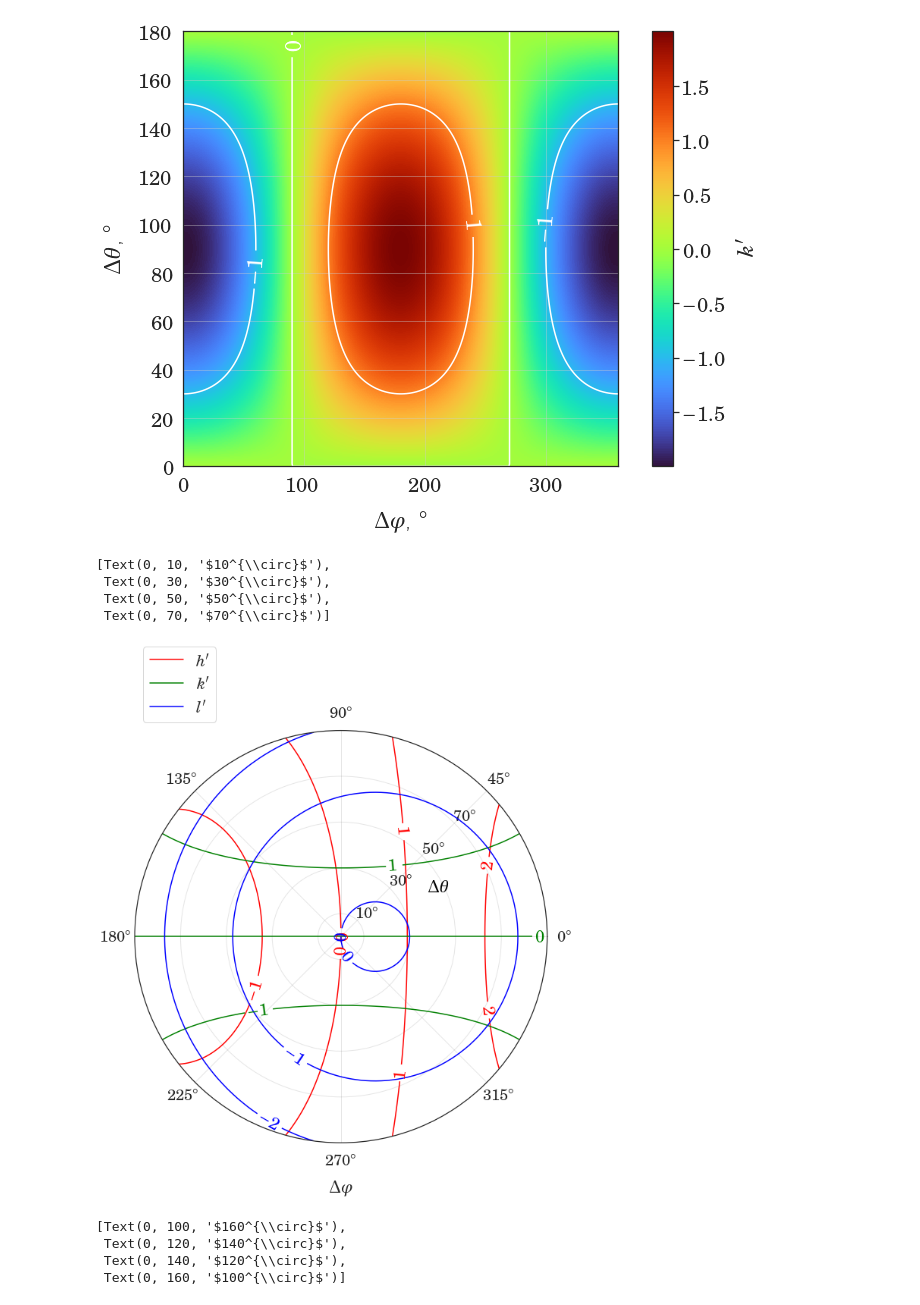
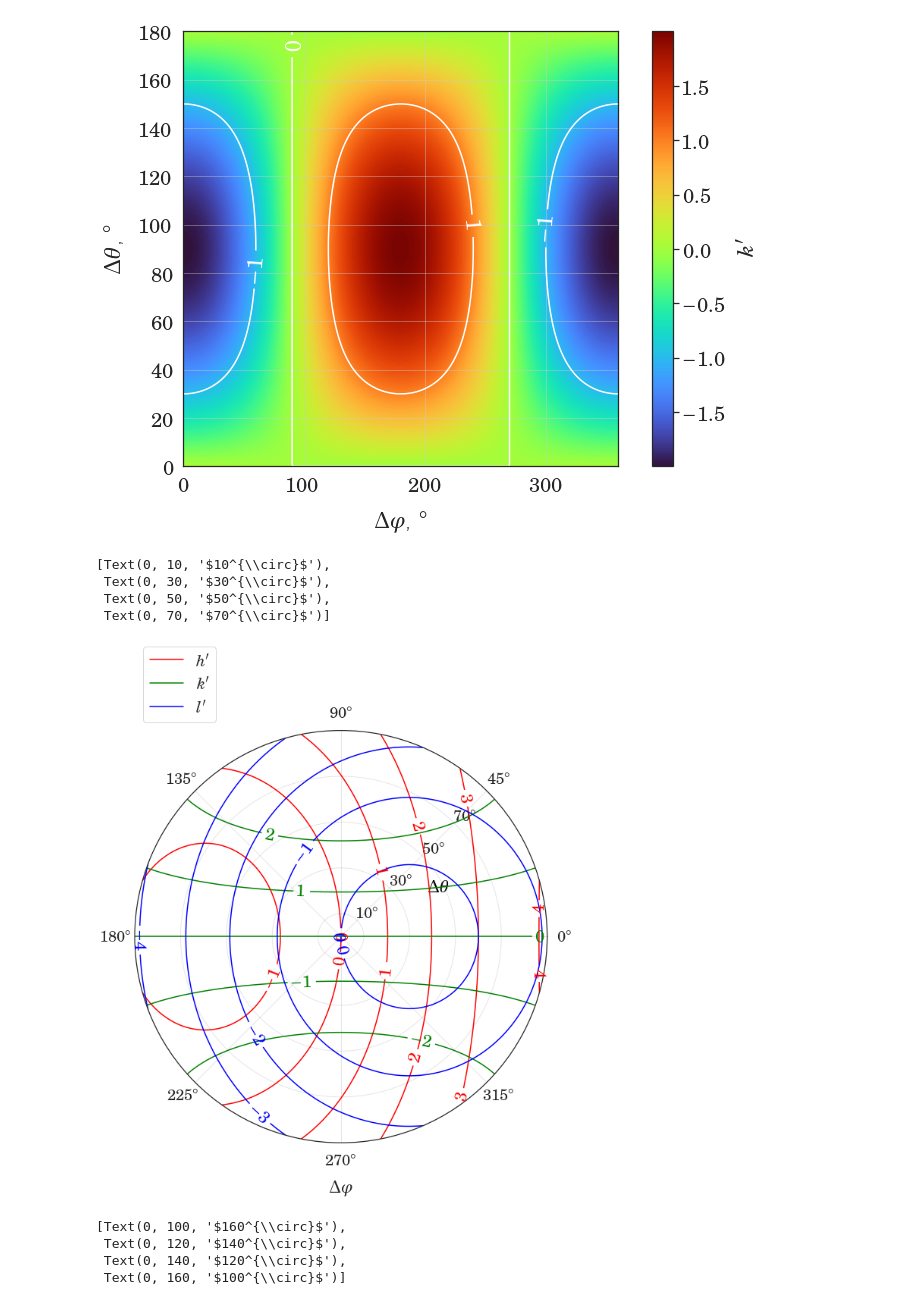
Before and after one commit to Misery7100-Magistracy/Angular-dispersion-boost, a Jupyter notebook: computations/plot_mstm.ipynb, the cells around one changed output. Saved outputs shown, nothing was run; the diff lists cells and outputs as text; code cells hidden in the pictures.

```diff
--- a/computations/plot_mstm.ipynb
+++ b/computations/plot_mstm.ipynb
@@ -348,9 +348,9 @@ from matplotlib.lines import Line2D
 
 msevn.configure_mpl()
 
-drel = 2
+drel = 3
 phi0 = 0
-theta0 = 15
+theta0 = 30
 #h = 2
 
 dtheta = np.linspace(0, 90, 180)
@@ -410,34 +410,34 @@ ax.clabel(aa3, inline=1)
 
 lines = [Line2D([0], [0], color=c) for c in colors]
 labels = [r'$h^\prime$', r'$k^\prime$', r'$l^\prime$']
 plt.legend(lines, labels, loc='lower left', bbox_to_anchor=(0, 1, 1, 0))
 
 #im = ax.imshow(l_prime, extent=[dphi[0], dphi[-1], dtheta[0], dtheta[-1]], origin='lower', aspect=2, cmap='turbo')
 
 #cbar = plt.colorbar(im)
 
 ax.set_xlabel(r'$\Delta \varphi$', labelpad=15)
 rlab = ax.set_ylabel(r'$\Delta \theta$', color='black')
 rlab.set_position((5, 0.6))
 rlab.set_rotation(0)
 ax.yaxis.labelpad = -400
 
 ax.set_xticklabels([r'$' + str(i) + r'^{\circ}$' for i in range(0, 360, 45)])
 ax.xaxis.set_tick_params(pad=10)
 ax.set_rgrids(range(10, 80, 20), angle=45)
 #ax.set_rgrids(range(100, 170, 20), angle=45)
 #ax.set_yticklabels([r'$' + str(i) + r'^{\circ}$' for i in list(range(100, 170, 20))[::-1]])
 ax.set_yticklabels([r'$' + str(i) + r'^{\circ}$' for i in range(10, 80, 20)])
 
 #fig.savefig(f'../tex/components/img/celes/dphi_dtheta_kprime_d_{drel}l_phi0_{phi0}_theta0_{theta0}.pdf', bbox_inches='tight')
 
 #fig.savefig(f'../tex/components/img/celes/dphi_dtheta_kprime_d_{drel}l_phi0_{phi0}_theta0_{theta0}.pdf', bbox_inches='tight')
 # %% [output]
 [Text(0, 10, '$10^{\\circ}$'),
  Text(0, 30, '$30^{\\circ}$'),
  Text(0, 50, '$50^{\\circ}$'),
  Text(0, 70, '$70^{\\circ}$')]
-[figure, old version]
+[figure, new version]
 # %%
 from processing import msevn
 
```
Also changed, not shown: 17 other files.
